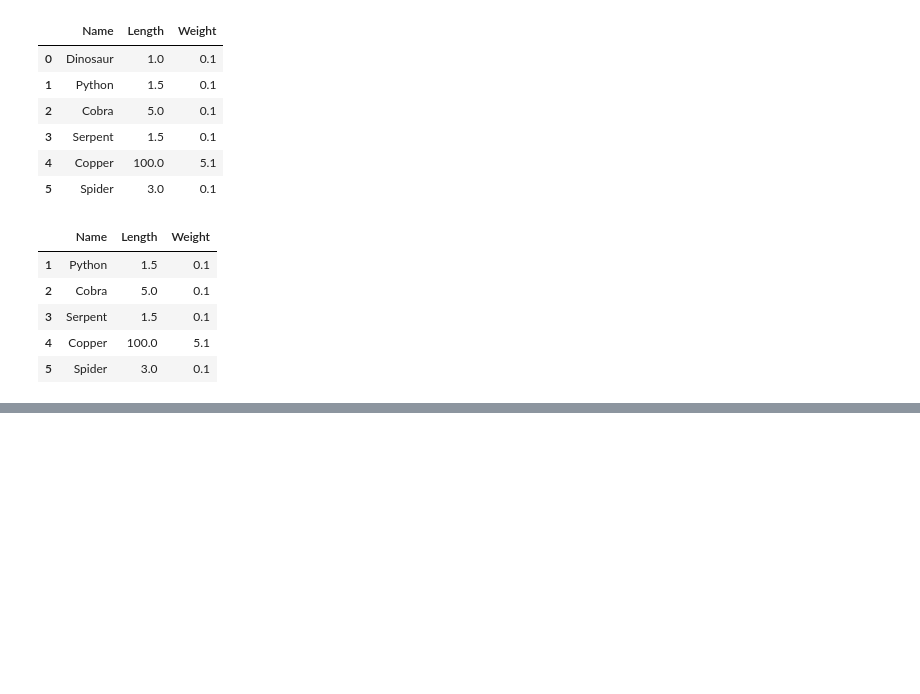
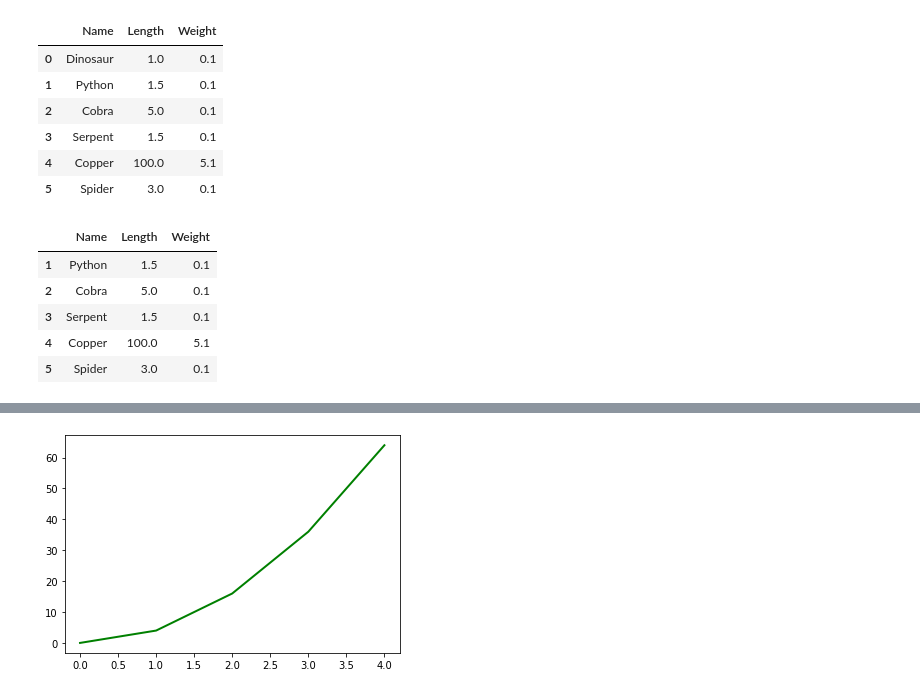
Before and after one commit to utamadonny/BelajarPython, a Jupyter notebook: Tutorial/skillacademy_datascience.ipynb, the cells around one changed output, grey strips where cells are left out. Saved outputs shown, nothing was run; the diff lists cells and outputs as text; code cells hidden in the pictures; blank space fills up the shorter version.

```diff
--- a/Tutorial/skillacademy_datascience.ipynb
+++ b/Tutorial/skillacademy_datascience.ipynb
@@ -687,0 +879,5 @@ df
+# %%
+plt.plot(vary,color="green",linewidth=2)
+plt.show()
+# %% [output]
+[figure, added]
```
Also changed, not shown: parts of 83 cells of this notebook, 2 other files.
